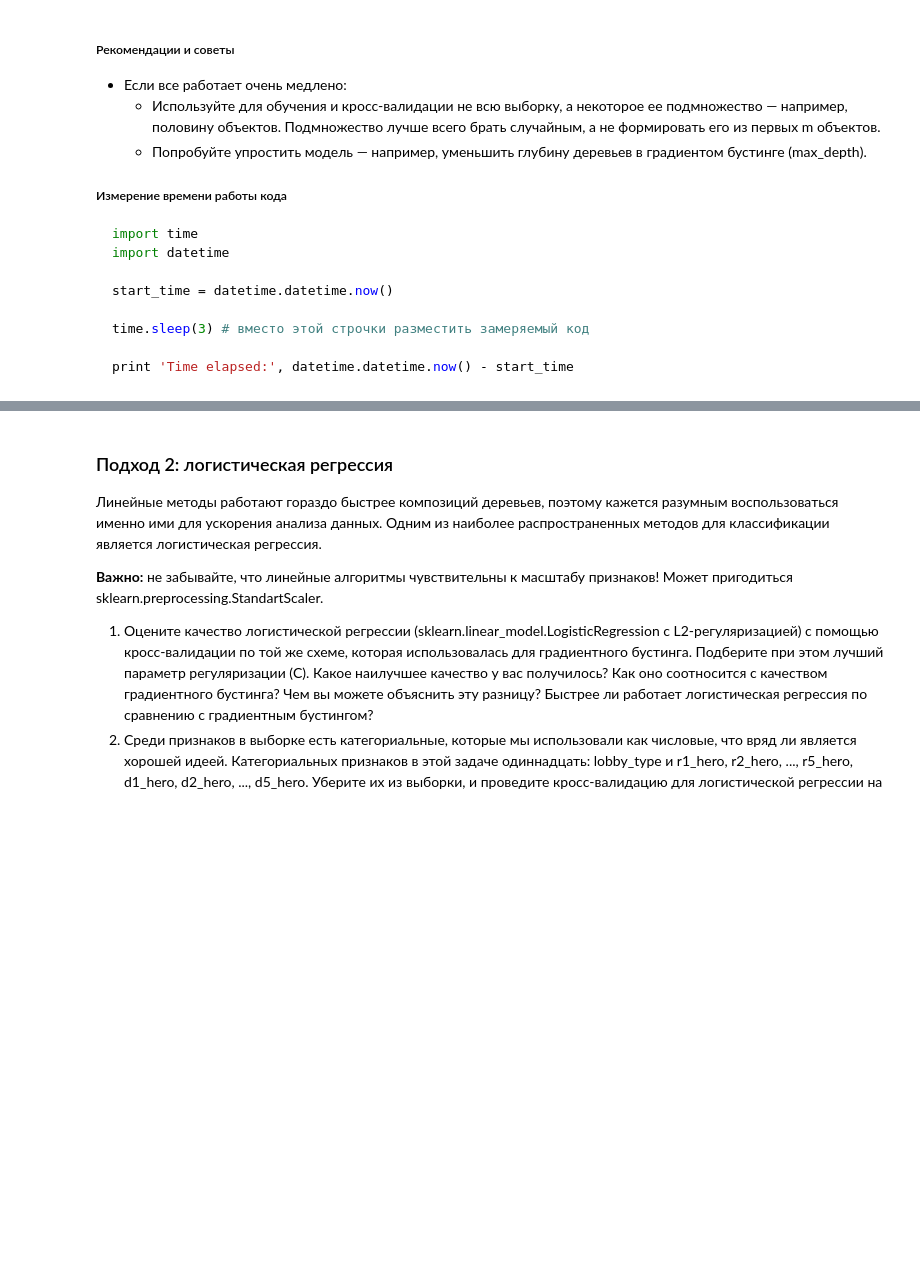
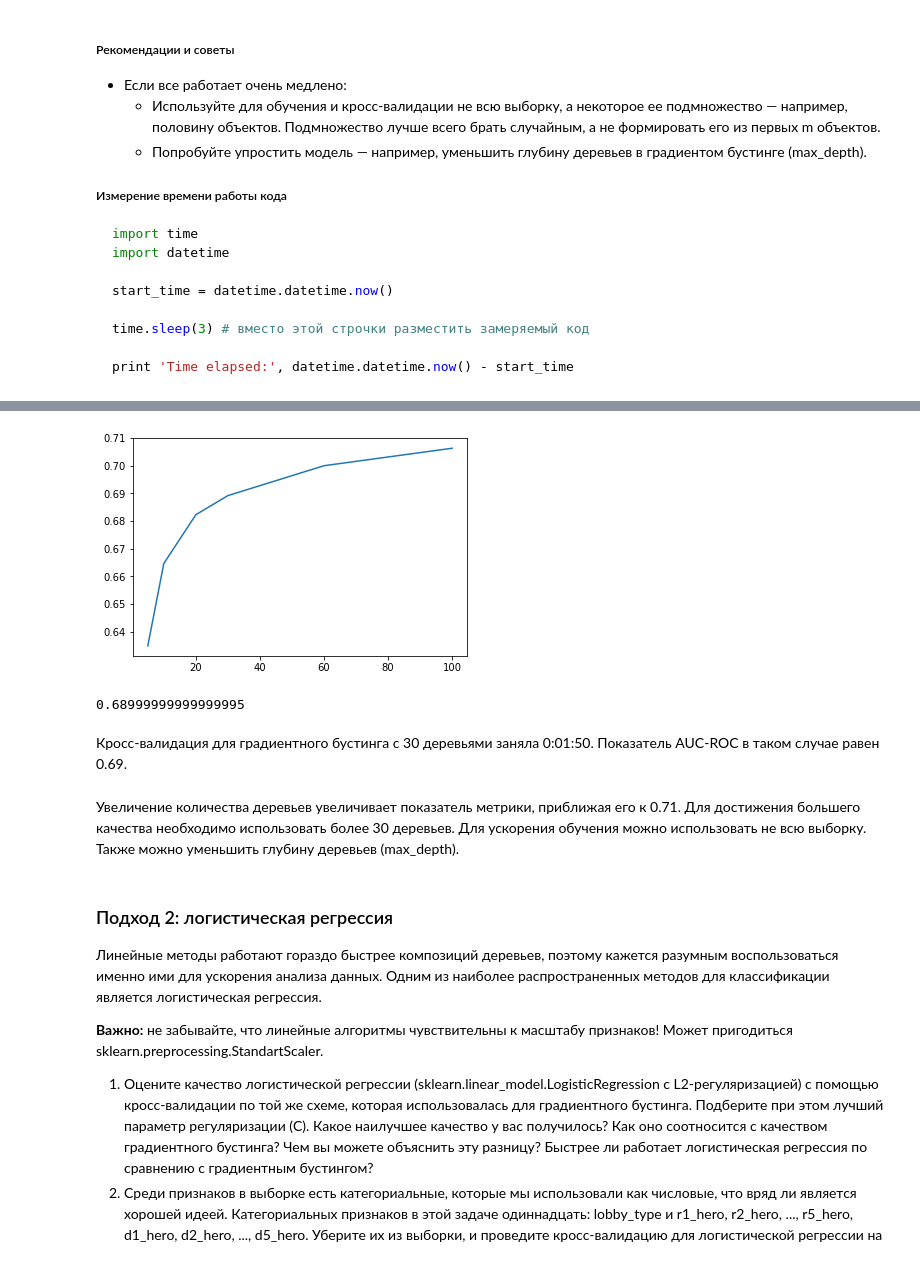
Before and after one commit to KushnerykPavel/HSE_Introduction_To_Machine_Learning, a Jupyter notebook: hw15-final/final-statement.ipynb, the cells around one changed output, grey strips where cells are left out. Saved outputs shown, nothing was run; the diff lists cells and outputs as text; code cells hidden in the pictures; blank space fills up the shorter version.

```diff
--- a/hw15-final/final-statement.ipynb
+++ b/hw15-final/final-statement.ipynb
@@ -357,12 +141,14 @@ X_test = df_test.loc[:,:]
 # %%
 kf = KFold(n_splits=5, shuffle=True)
 
-scores ={}
+scores =[]
 
-start_time = datetime.datetime.now()
-for k in [5,10,20,30,40,50]:
+
+for k in [5,10,20,30,60,100]:
+    print('-'*8 + str(k) + '-'*8)
     model = GradientBoostingClassifier(n_estimators=k)
-    score = np.mean(cross_val_score(model, X, y, cv=kf, scoring='roc_auc'))
-    scores[k] = score
-
-print('Time elapsed: '+str( datetime.datetime.now() - start_time))
+    start_time = datetime.datetime.now()
+    score = cross_val_score(model, X, y, cv=kf, scoring='roc_auc')
+    print('Time elapsed: '+str( datetime.datetime.now() - start_time))
+    print(score)
+    scores.append(np.mean(score))
@@ -371 +174,15 @@ scores
+# %%
+plt.plot([5,10,20,30,60,100],scores)
+plt.show()
+# %% [output]
+[figure, added]
+# %%
+round(scores[3],2)
+# %% [output]
+0.68999999999999995
+# %% [markdown]
+Кросс-валидация для градиентного бустинга с 30 деревьями заняла 0:01:50.
+Показатель AUC-ROC в таком случае равен 0.69.
+# %% [markdown]
+Увеличение количества деревьев увеличивает показатель метрики, приближая его к 0.71. Для достижения большего качества необходимо использовать более 30 деревьев. Для ускорения обучения можно использовать не всю выборку. Также можно уменьшить глубину деревьев (max_depth).
 # %%
```
Also changed, not shown: parts of 58 cells of this notebook.
